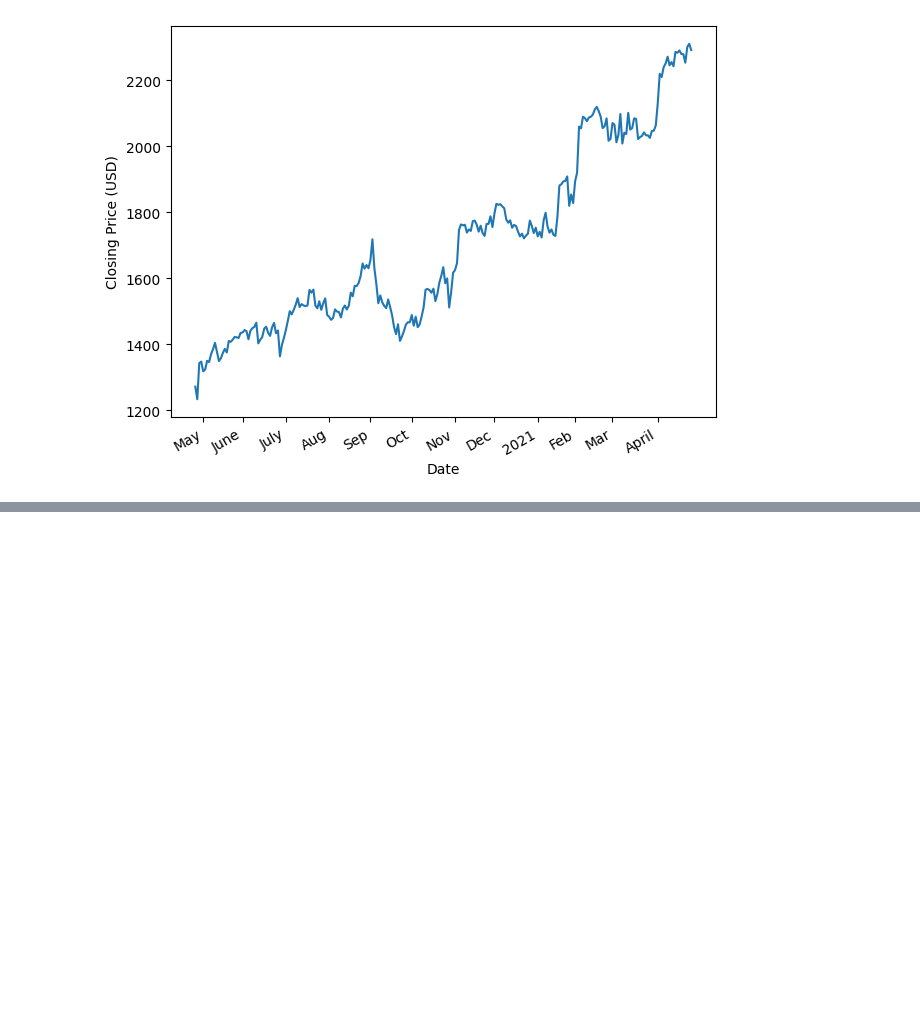
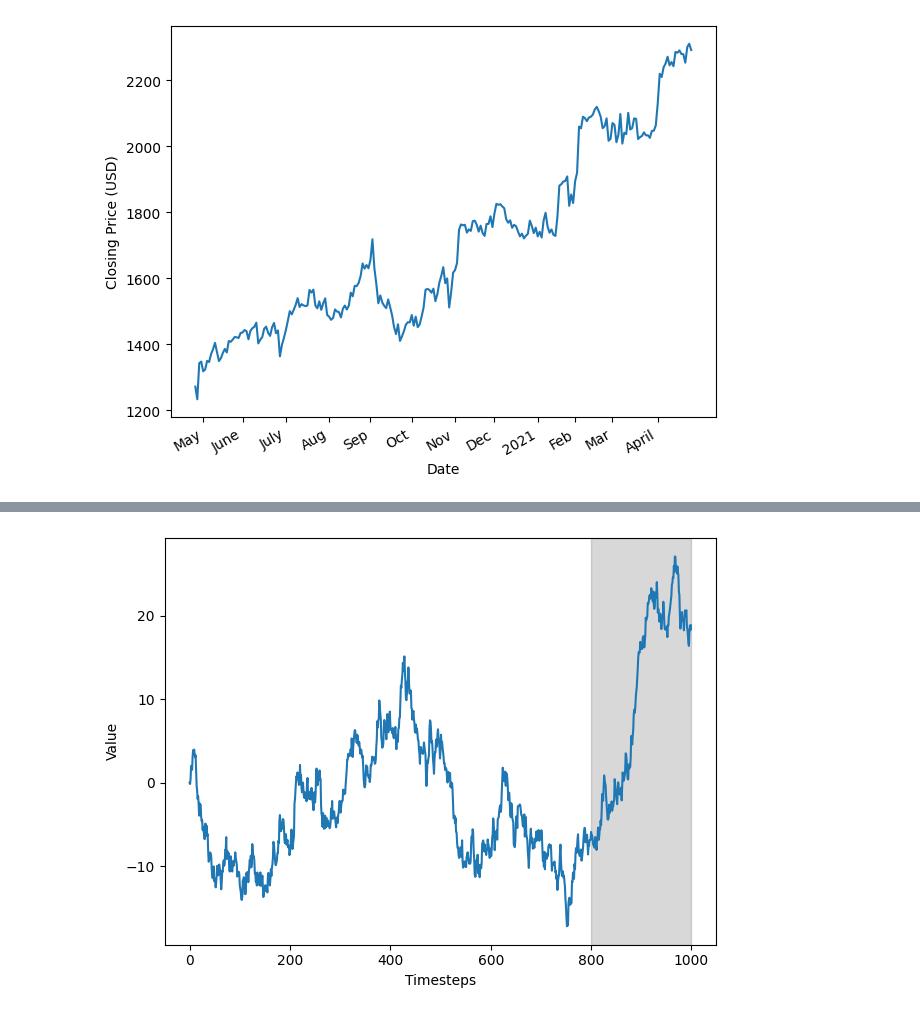
Before and after one commit to mskcho00/TimeSeries-Self-Practice, a Jupyter notebook: 3(Random Walk).ipynb, the cells around one changed output, grey strips where cells are left out. Saved outputs shown, nothing was run; the diff lists cells and outputs as text; code cells hidden in the pictures; blank space fills up the shorter version.

```diff
--- a/3(Random Walk).ipynb
+++ b/3(Random Walk).ipynb
@@ -229,0 +283,21 @@ plt.tight_layout()
+# %%
+df = pd.DataFrame({'value': random_walk}) #시뮬된 확률보행을 df에 할당 후 value라는 열에 저장.
+
+# 전체 시간 단계: 1000개
+train = df[:800] #처음 80%가 훈련 집합.
+test = df[800:] # 나머지 20%는 테스트 집합.
+
+#도식화
+# 도식화
+import matplotlib.pyplot as plt
+
+fig, ax = plt.subplots()
+
+ax.plot(df)
+ax.set_xlabel('Timesteps')
+ax.set_ylabel('Value')
+ax.axvspan(800, len(df) - 1, color='gray', alpha=0.3)
+
+plt.tight_layout()
+# %% [output]
+[figure, added]
```
Also changed, not shown: parts of 34 cells of this notebook, 2 other files.
